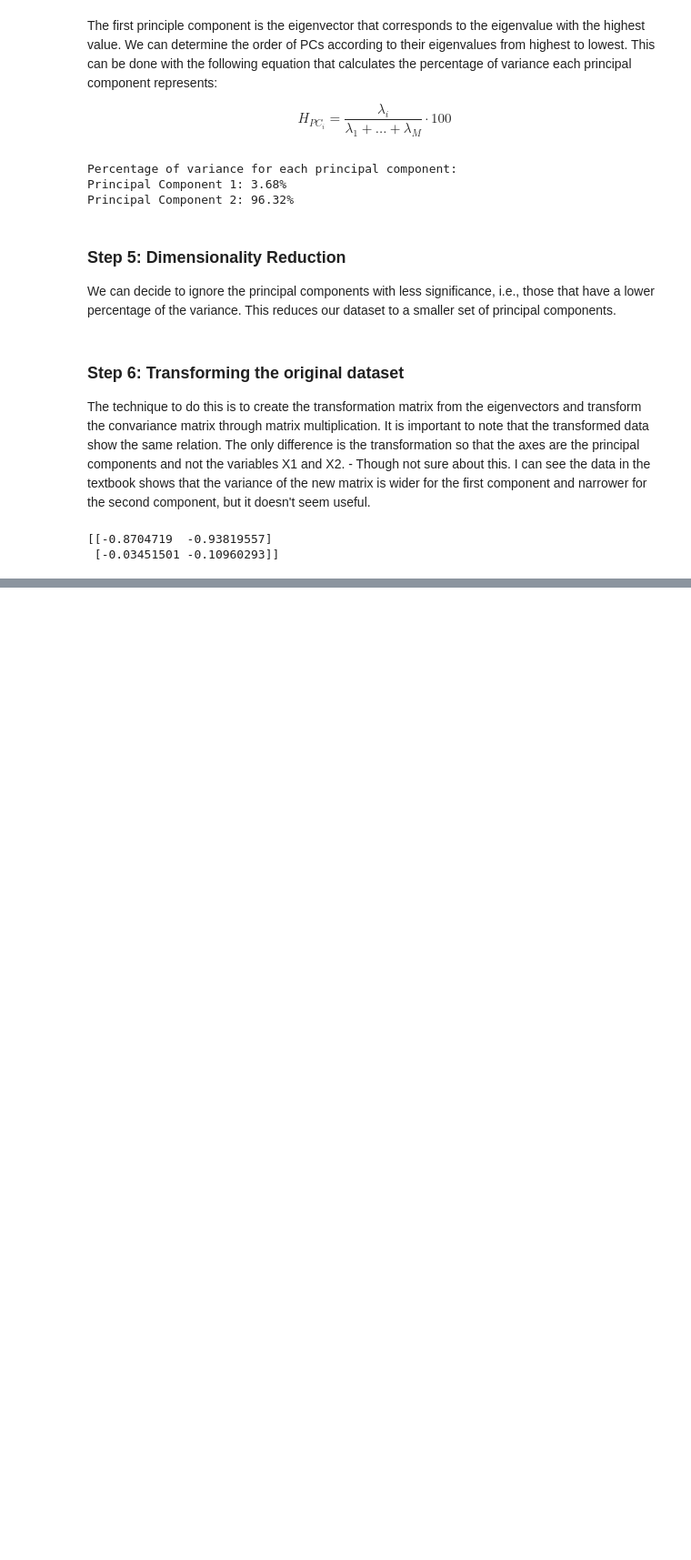
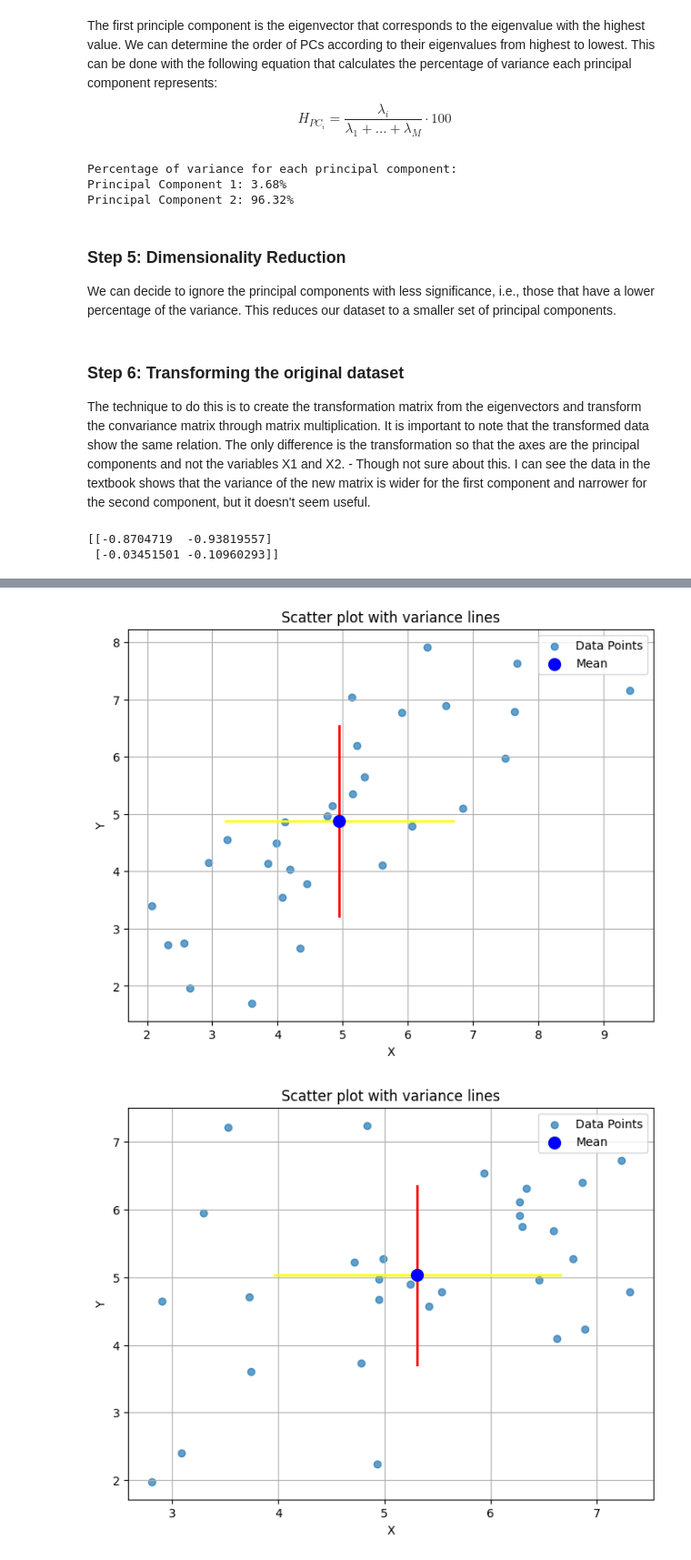
Before and after one commit to DanielWilliamParsons/Data-Science-Notes, a Jupyter notebook: Chapter 5 PCA.ipynb, the cells around one changed output, grey strips where cells are left out. Shown at 91% size. Cells and saved outputs as stored; diff of their text form; code cells hidden in the pictures; blank space fills up the shorter version.

```diff
--- a/Chapter 5 PCA.ipynb
+++ b/Chapter 5 PCA.ipynb
@@ -197,0 +201,69 @@ print(cov_transformed)
+# %%
+import numpy as np
+
+# Define parameters
+mean = [5, 5]
+variance = 3
+std_dev = np.sqrt(variance)
+num_samples = 30
+
+# Correlation coefficients
+correlations = [0.8, 0.3, -0.8]
+
+# Function generate the dataset
+def gen_dataset(mean, std_dev, correlation, num_samples):
+    cov = correlation * (std_dev ** 2)
+    covariance_matrix = [[variance, cov], [cov, variance]]
+    return np.random.multivariate_normal(mean, covariance_matrix, num_samples)
+
+# Generate datasets
+datasets = []
+for corr in correlations:
+    datasets.append(gen_dataset(mean, std_dev, corr, num_samples))
+
+dataset_0_8 = datasets[0]
+dataset_0_3 = datasets[1]
+dataset_minus_0_8 = datasets[2]
+
+# Plot the data
+import matplotlib.pyplot as plt
+
+def plot_dataset(dataset):
+    x_vals = dataset[:, 0]
+    y_vals = dataset[:, 1]
+
+    mean_x = np.mean(x_vals)
+    mean_y = np.mean(y_vals)
+    var_x = np.var(x_vals)
+    var_y = np.var(y_vals)
+    std_dev_x = np.sqrt(var_x)
+    std_dev_y = np.sqrt(var_y)
+
+    # Plot the scatter plot
+    plt.figure(figsize=(8, 6))
+    plt.scatter(x_vals, y_vals, alpha=0.7, label='Data Points')
+
+    # Plot the yellow horizontal line
+    plt.plot([mean_x - std_dev_x, mean_x + std_dev_x], [mean_y, mean_y], color='yellow', linestyle='-', linewidth=2)
+
+    # Plot the red vertical line
+    plt.plot([mean_x, mean_x], [mean_y - std_dev_y, mean_y + std_dev_y], color='red', linestyle='-', linewidth=2)
+
+    # Highlight the mean point
+    plt.scatter(mean_x, mean_y, color='blue', s=100, zorder=5, label='Mean')
+
+    # Add labels and legends
+    plt.xlabel('X')
+    plt.ylabel('Y')
+    plt.title('Scatter plot with variance lines')
+    plt.legend()
+    plt.grid(True)
+
+    plt.show()
+
+plot_dataset(dataset_0_8)
+plot_dataset(dataset_0_3)
+plot_dataset(dataset_minus_0_8)
+# %% [output]
+[figure, added]
+[figure, added]
```
Also changed, not shown: parts of 4 cells of this notebook.
